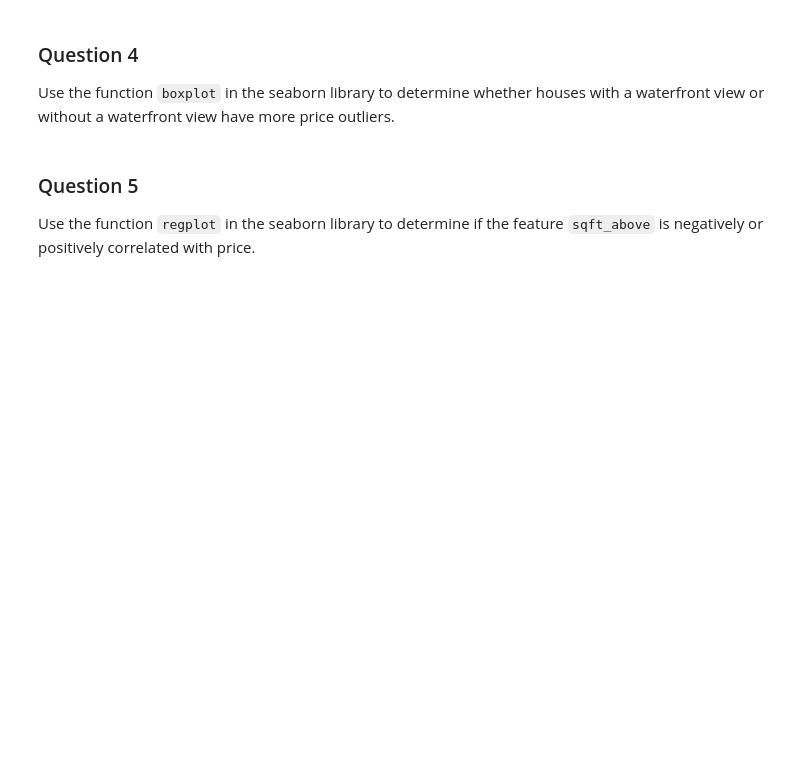
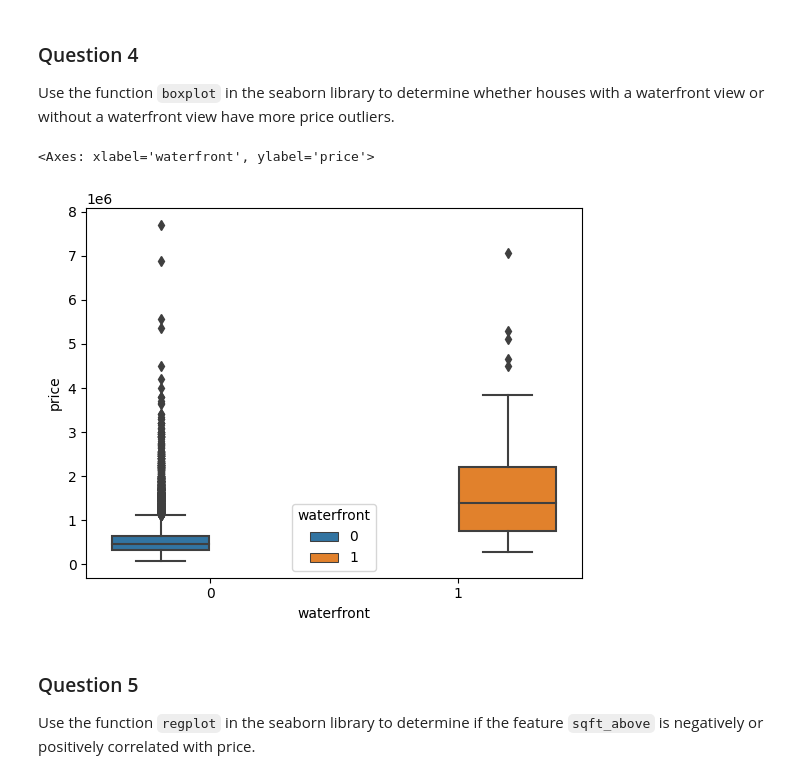
Before and after one commit to sanjaypatel16/de_python-1, a Jupyter notebook: IBMDataAnalysis/Project_IBMDeveloperSkillsNetwork-DA0101EN-SkillsNetwork_labs_Module 6_House_Sales_in_King_Count_USA.jupyterlite.ipynb, the cells around one changed output. Cells and saved outputs as stored; diff of their text form; code cells hidden in the pictures; blank space fills up the shorter version.

```diff
--- a/IBMDataAnalysis/Project_IBMDeveloperSkillsNetwork-DA0101EN-SkillsNetwork_labs_Module 6_House_Sales_in_King_Count_USA.jupyterlite.ipynb
+++ b/IBMDataAnalysis/Project_IBMDeveloperSkillsNetwork-DA0101EN-SkillsNetwork_labs_Module 6_House_Sales_in_King_Count_USA.jupyterlite.ipynb
@@ -75,8 +75,8 @@ file_name='https://cf-courses-data.s3.us.cloud-object-storage.appdomain.cloud/IB
 # %% [markdown]
 You will need to download the dataset; if you are running locally, please comment out the following code:
 # %%
-await download(file_name, "kc_house_data_NaN.csv")
-file_name="kc_house_data_NaN.csv"
+# await download(file_name, "kc_house_data_NaN.csv")
+# file_name="kc_house_data_NaN.csv"
 # %% [markdown]
 Use the Pandas method <b>read_csv()</b> to load the data from the web address.
 # %%
@@ -127,6 +200,11 @@ Use the method <code>value_counts</code> to count the number of houses with uniq
 ### Question 4
 
 Use the function <code>boxplot</code> in the seaborn library  to  determine whether houses with a waterfront view or without a waterfront view have more price outliers.
+# %%
+sns.boxplot(data=df, x="waterfront", y="price", hue="waterfront")
+# %% [output]
+<Axes: xlabel='waterfront', ylabel='price'>
+[figure, added]
 # %% [markdown]
 ### Question 5
 
```
Also changed, not shown: parts of 20 cells of this notebook, 2 other files.
